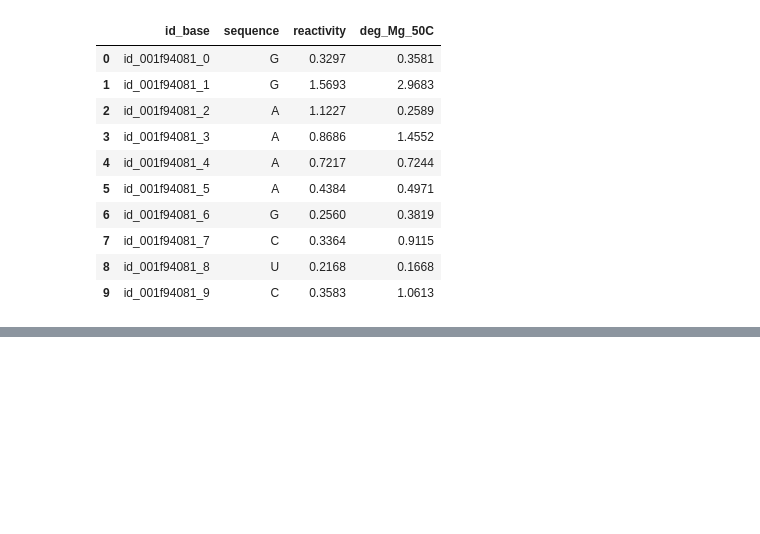
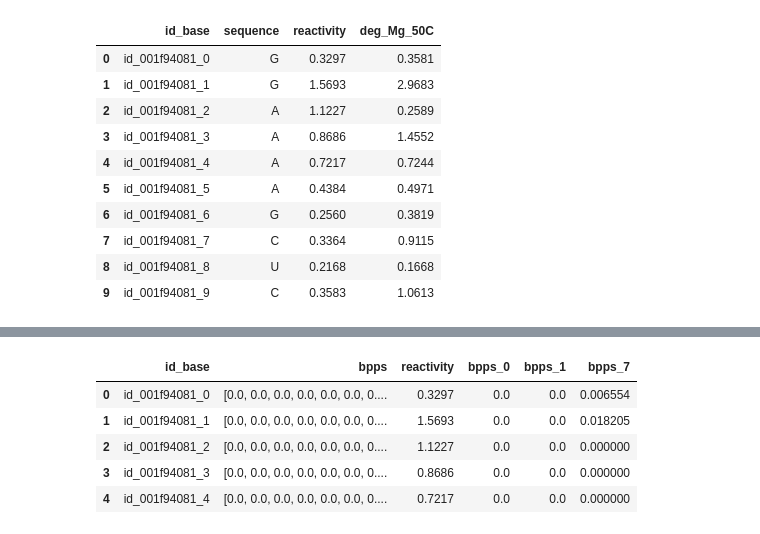
Before and after one commit to sumaniitm/kaggle-mRNA-feature-engineering, a Jupyter notebook: notebook-covid19-mrna.ipynb, the cells around one changed output, grey strips where cells are left out. Cells and saved outputs as stored; diff of their text form; code cells hidden in the pictures; blank space fills up the shorter version.

Commit message:
creating 68 bpps columns per base

```diff
--- a/notebook-covid19-mrna.ipynb
+++ b/notebook-covid19-mrna.ipynb
@@ -345,0 +240,8 @@ seqn_train_df[seqn_train_df['id_base']=='id_0049f53ba_1']
+# %%
+def add_bpps_per_base(s,j):
+    return s[j]
+
+vect_func = np.vectorize(add_bpps_per_base, excluded=['j'])
+
+for jj in range(68):
+    seqn_train_df["_".join(['bpps',str(jj)])] = vect_func(seqn_train_df['bpps'], jj)
@@ -345,0 +272,9 @@ seqn_train_df[seqn_train_df['id_base']=='id_0049f53ba_1']
+# %%
+seqn_train_df[['id_base','bpps','reactivity','bpps_0','bpps_1','bpps_7']].head()
+# %% [output]
+|  | id_base | bpps | reactivity | bpps_0 | bpps_1 | bpps_7 |
+| 0 | id_001f94081_0 | [0.0, 0.0, 0.0, 0.0, 0.0, 0.0, 0.... | 0.3297 | 0.0 | 0.0 | 0.006554 |
+| 1 | id_001f94081_1 | [0.0, 0.0, 0.0, 0.0, 0.0, 0.0, 0.... | 1.5693 | 0.0 | 0.0 | 0.018205 |
+| 2 | id_001f94081_2 | [0.0, 0.0, 0.0, 0.0, 0.0, 0.0, 0.... | 1.1227 | 0.0 | 0.0 | 0.000000 |
+| 3 | id_001f94081_3 | [0.0, 0.0, 0.0, 0.0, 0.0, 0.0, 0.... | 0.8686 | 0.0 | 0.0 | 0.000000 |
+| 4 | id_001f94081_4 | [0.0, 0.0, 0.0, 0.0, 0.0, 0.0, 0.... | 0.7217 | 0.0 | 0.0 | 0.000000 |
```
Also changed, not shown: parts of 10 cells of this notebook.
